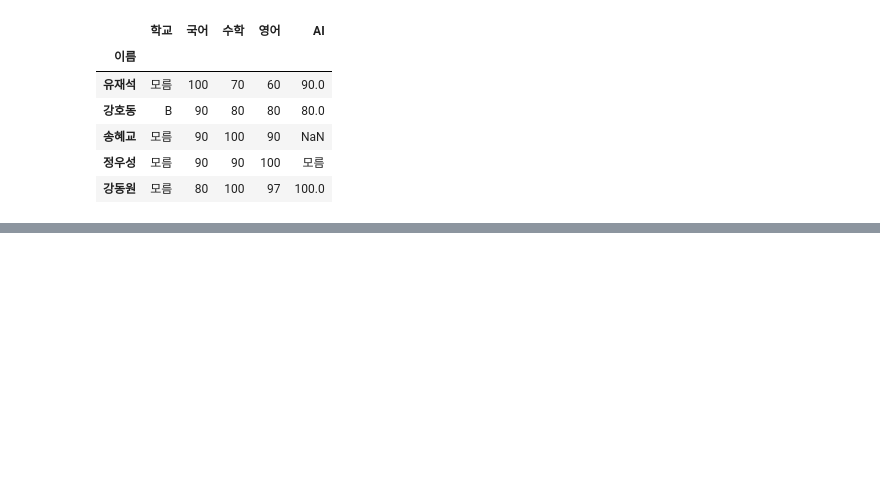
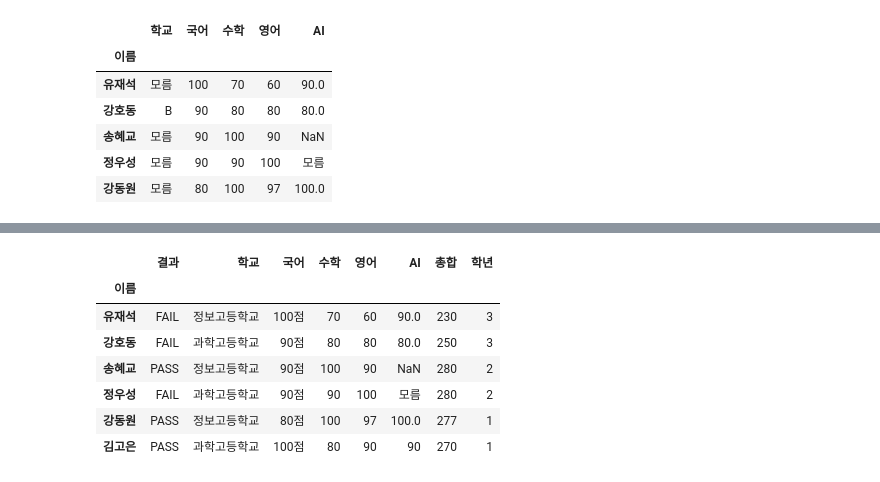
Before and after one commit to sukjin1/ed, a Jupyter notebook: Pandas_Nado.ipynb, the cells around one changed output, grey strips where cells are left out. Drawn from its saved outputs; the diff is of its cells as text; code cells hidden in the pictures; blank space fills up the shorter version.

```diff
--- a/Pandas_Nado.ipynb
+++ b/Pandas_Nado.ipynb
@@ -1011,0 +1285,2 @@ df.dropna(axis='columns')
+# %%
+df = df[[cols[-1]] + cols[:-1]] # 결과를 앞으로 당김
@@ -1011,0 +1298,7 @@ df.dropna(axis='columns')
+# %%
+df['국어'] = [100, 90, 90, 90, 80, 100]
+
+
+def add_score(score):
+    return str(score) + '점'
+df['국어'] = df['국어'].apply(add_score)
@@ -1011,0 +1316,4 @@ df.dropna(axis='columns')
+# %%
+def all_upper(word):
+    return word.upper()
+df['결과'] = df["결과"].apply(all_upper)
@@ -1011,0 +1405,13 @@ df.dropna(axis='columns')
+# %%
+df['학년'] = [3,3,2,2,1,1]
+# %%
+df
+# %% [output]
+|  | 결과 | 학교 | 국어 | 수학 | 영어 | AI | 총합 | 학년 |
+| 이름 |  |  |  |  |  |  |  |  |
+| 유재석 | FAIL | 정보고등학교 | 100점 | 70 | 60 | 90.0 | 230 | 3 |
+| 강호동 | FAIL | 과학고등학교 | 90점 | 80 | 80 | 80.0 | 250 | 3 |
+| 송혜교 | PASS | 정보고등학교 | 90점 | 100 | 90 | NaN | 280 | 2 |
+| 정우성 | FAIL | 과학고등학교 | 90점 | 90 | 100 | 모름 | 280 | 2 |
+| 강동원 | PASS | 정보고등학교 | 80점 | 100 | 97 | 100.0 | 277 | 1 |
+| 김고은 | PASS | 과학고등학교 | 100점 | 80 | 90 | 90 | 270 | 1 |
```
Also changed, not shown: parts of 70 cells of this notebook.
